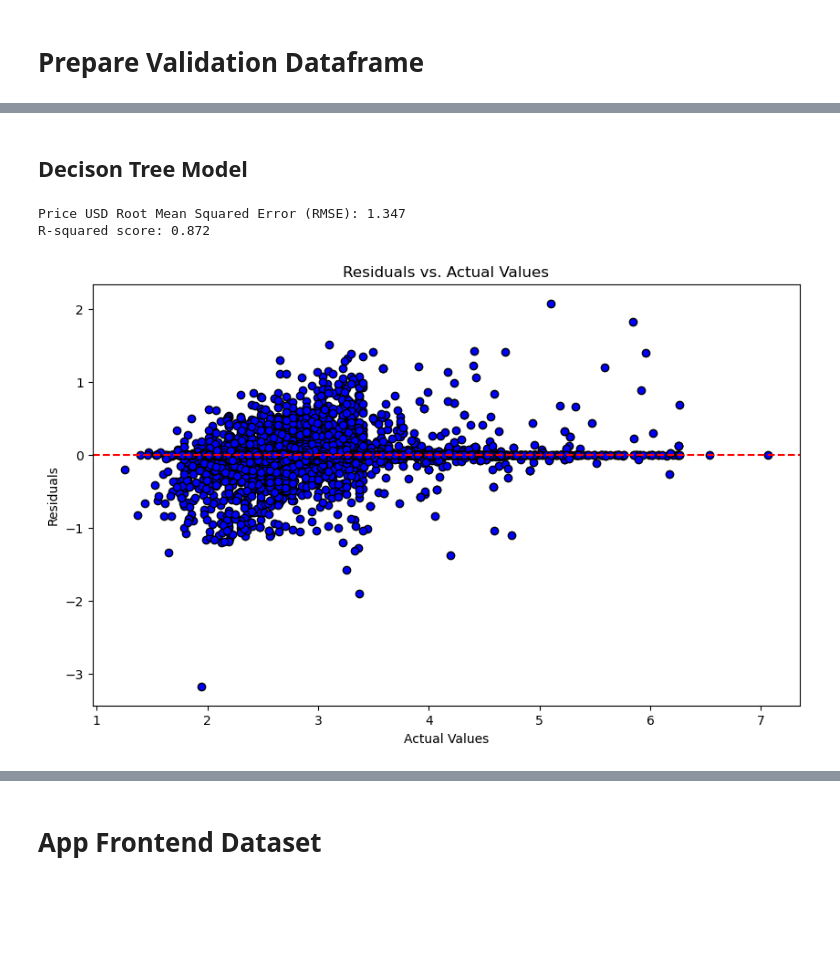
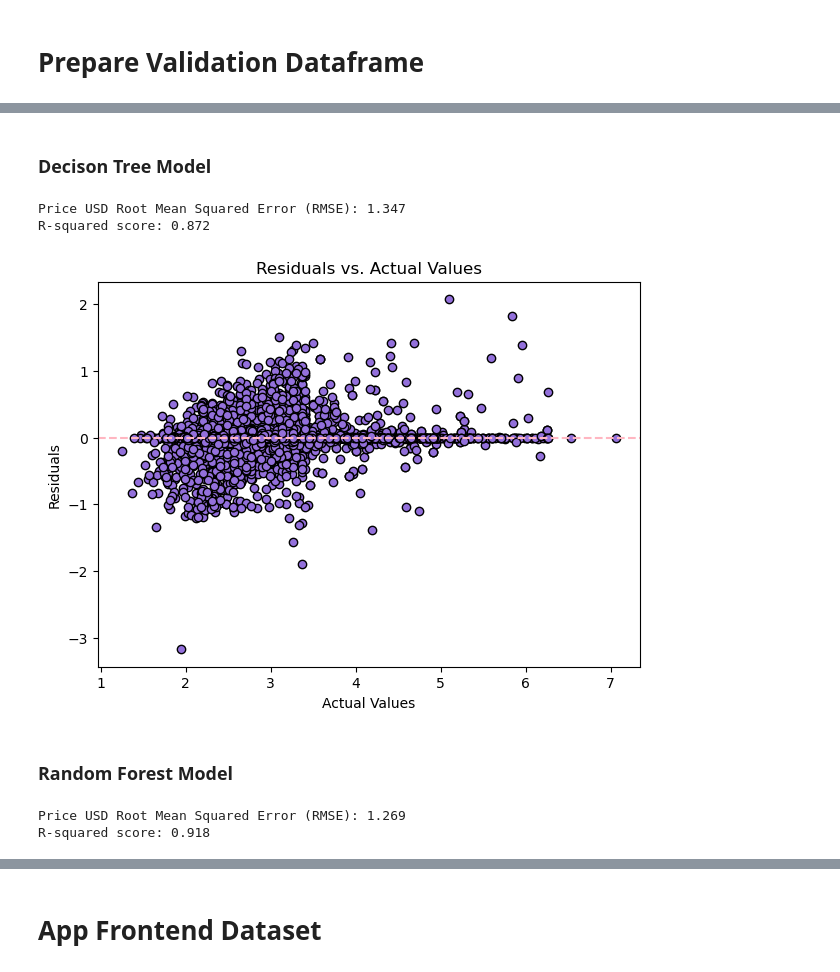
Before and after one commit to acdaniel864/capstone, a Jupyter notebook: code/05_model_validation.ipynb, the cells around one changed output, grey strips where cells are left out. Drawn from its saved outputs; the diff is of its cells as text; code cells hidden in the pictures; blank space fills up the shorter version.

Commit message:
rf model included

```diff
--- a/code/05_model_validation.ipynb
+++ b/code/05_model_validation.ipynb
@@ -33,7 +27,13 @@ validation_df.head()
 | Jean Stodden Spatburgunder 2017 | 2.0 | 6.0 | 30.0 | 3787.0 | 2.0 | 121.0 | 13.45 | 3.5 | 110.0 | ... |
 | Chateau Darmailhac Pauillac Grand... | 162.0 | 5.0 | 28.0 | 1425.0 | 2.0 | 121.0 | 86.68 | 4.0 | 509.0 | ... |
 # %% [markdown]
-## Decison Tree Model
+### Decison Tree Model
+# %%
+# Import price predictive model from 04 - decision tree model
+filepath = '../models/casi_dt_production.pkl'
+with gzip.open(filepath, 'rb') as f:
+    p = pickle.Unpickler(f)
+    model = p.load()
 # %%
 # Test model on validation dataset
 X = validation_df.drop(columns = ['log_price', 'price', 'age', 'age^2', 'abv', 'from_vivino'])
@@ -52,10 +50,12 @@ residuals = y - log_price_pred
 # %%
-plt.figure(figsize=(10, 6))
-plt.scatter(y, residuals, color='blue', edgecolor='k')
-plt.axhline(y=0, color='red', linestyle='--')
+residuals = y - log_price_pred
+plt.figure(figsize=(7, 5))
+plt.scatter(y, residuals, color='mediumpurple', edgecolor='k')
+plt.axhline(y=0, color='lightpink', linestyle='--')
 plt.xlabel('Actual Values')
 plt.ylabel('Residuals')
-plt.title('Residuals vs. Actual Values')
-plt.show()
+plt.title('Residuals vs. Actual Values');
 # %% [output]
-[figure, old version]
+[figure, new version]
+# %% [markdown]
+### Random Forest Model
@@ -61,0 +68,12 @@ plt.show()
+# %%
+# Test model on validation dataset
+
+log_price_pred_rf  = model_rf.predict(X)
+
+mse_rf = mean_squared_error(y, log_price_pred_rf)
+
+print(f"Price USD Root Mean Squared Error (RMSE): {round(np.exp(np.sqrt(mse_rf)),3)}")
+print(f"R-squared score: {round(r2_score(y, log_price_pred_rf),3)}")
+# %% [output]
+Price USD Root Mean Squared Error (RMSE): 1.269
+R-squared score: 0.918
```
Also changed, not shown: parts of 13 cells of this notebook, 8 other files.
